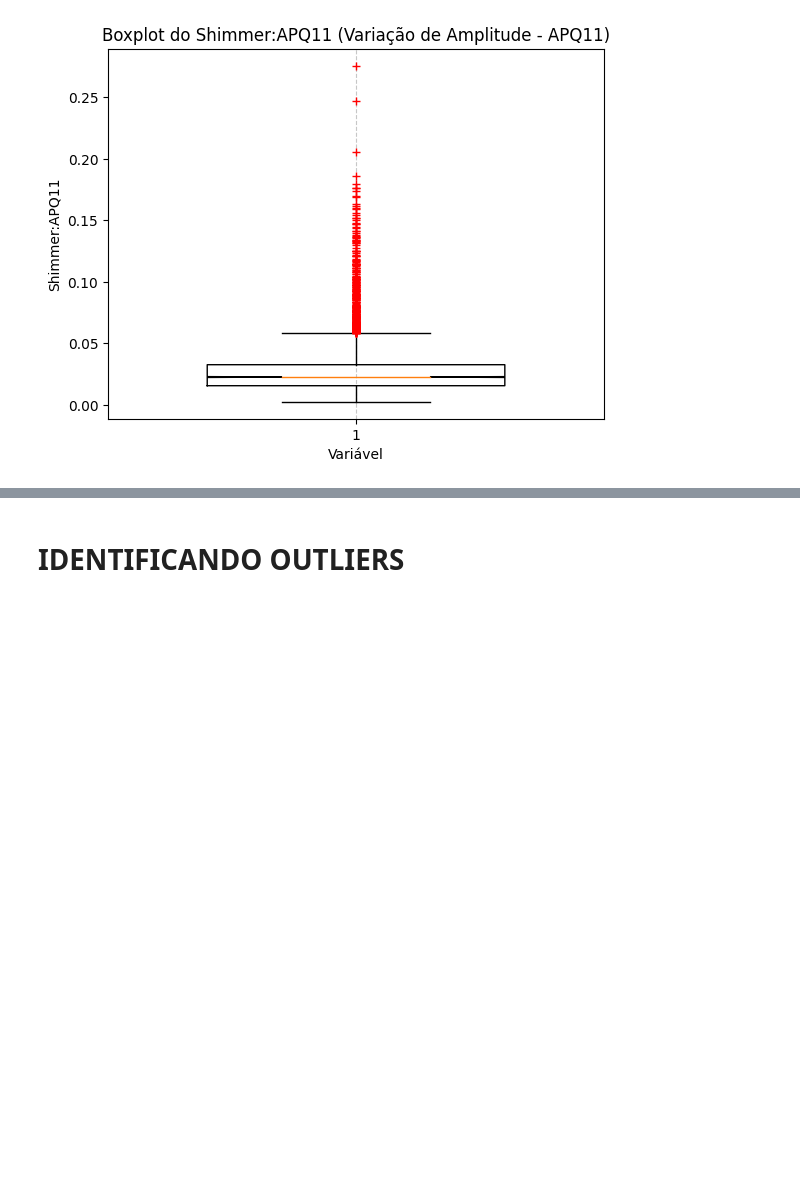
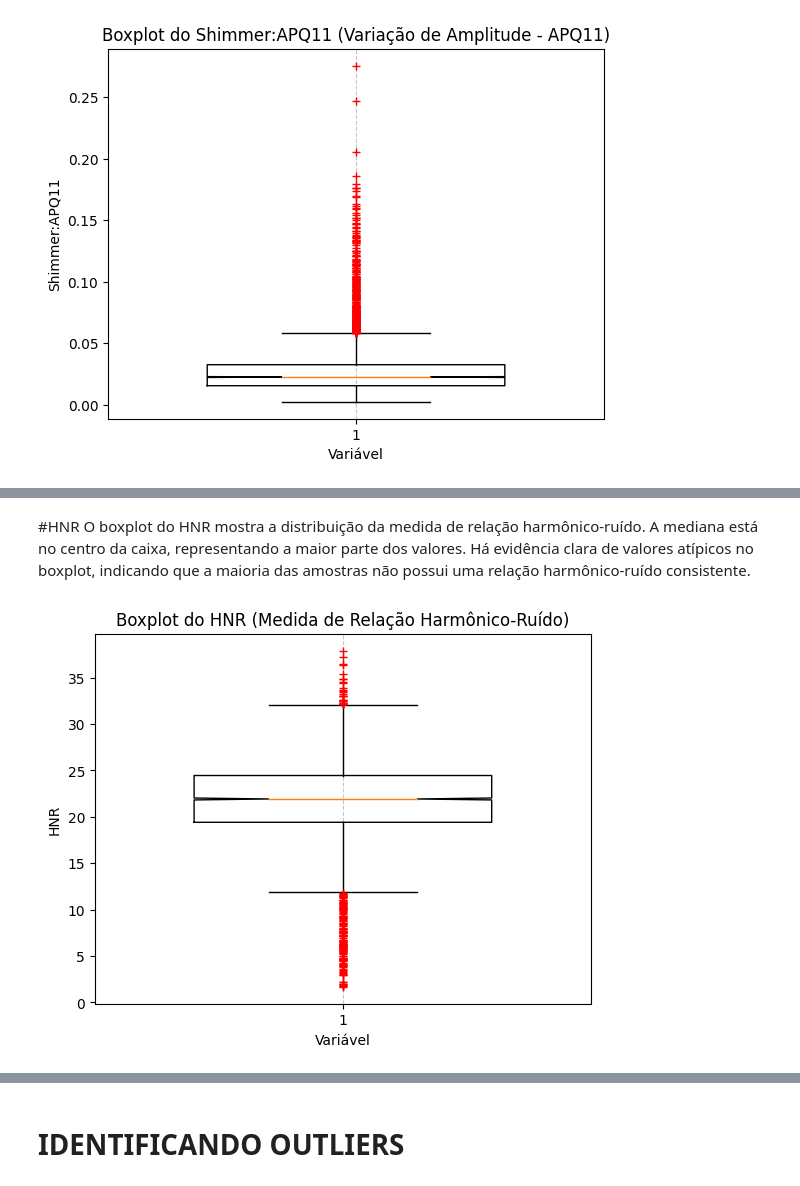
Before and after one commit to KacioSilva/ProjetoAM, a Jupyter notebook: Prova_AM.ipynb, the cells around one changed output, grey strips where cells are left out. Saved outputs shown, nothing was run; the diff lists cells and outputs as text; code cells hidden in the pictures; blank space fills up the shorter version.

```diff
--- a/Prova_AM.ipynb
+++ b/Prova_AM.ipynb
@@ -430,0 +472,14 @@ plt.show()
+# %% [markdown]
+#HNR
+O boxplot do HNR mostra a distribuição da medida de relação harmônico-ruído. A mediana está no centro da caixa, representando a maior parte dos valores. Há evidência clara de valores atípicos no boxplot, indicando que a maioria das amostras não possui uma relação harmônico-ruído consistente.
+# %%
+import matplotlib.pyplot as plt
+
+plt.boxplot(df['HNR'], sym='r+', widths=0.6, notch=True)
+plt.title('Boxplot do HNR (Medida de Relação Harmônico-Ruído)')
+plt.xlabel('Variável')
+plt.ylabel('HNR')
+plt.grid(axis='x', linestyle='--', alpha=0.7)
+plt.show()
+# %% [output]
+[figure, added]
```
Also changed, not shown: parts of 24 cells of this notebook.
